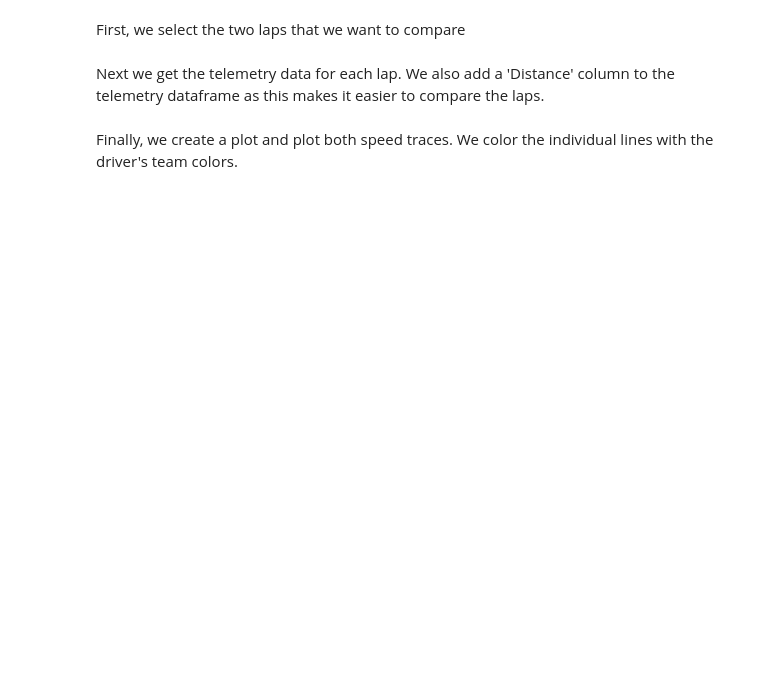
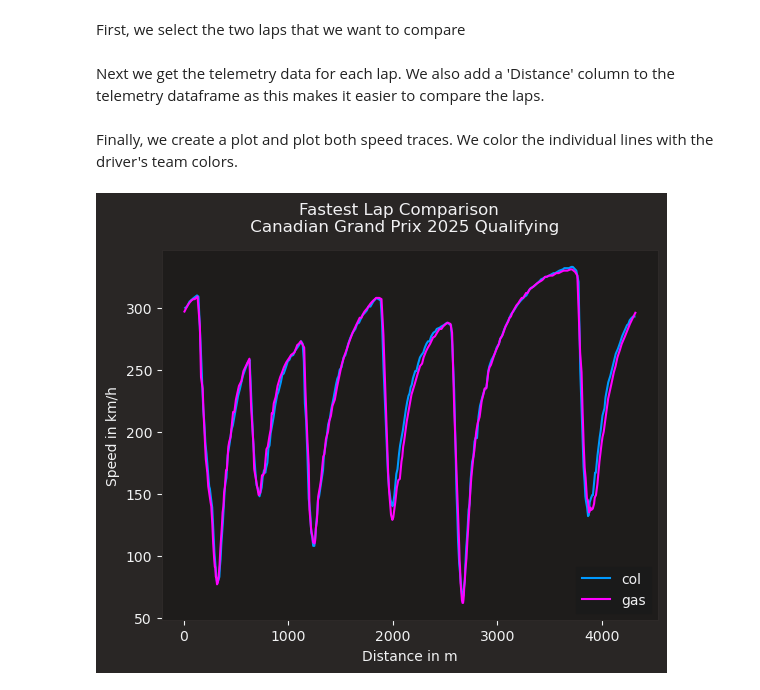
Before and after one commit to NicoPala01/MDC_F1_Tesis, a Jupyter notebook: plot_speed_traces.ipynb, the cells around one changed output. Saved outputs shown, nothing was run; the diff lists cells and outputs as text; code cells hidden in the pictures; blank space fills up the shorter version.

```diff
--- a/plot_speed_traces.ipynb
+++ b/plot_speed_traces.ipynb
@@ -14,5 +14,5 @@ fastf1.plotting.setup_mpl(mpl_timedelta_support=True, misc_mpl_mods=False,
                           color_scheme='fastf1')
 
 # load a session and its telemetry data
-session = fastf1.get_session(2021, 'Spanish Grand Prix', 'Q')
+session = fastf1.get_session(2025, 'CANADA', 'Q')
 session.load()
@@ -19,30 +37,32 @@ session.load()
 # %% [markdown]
 First, we select the two laps that we want to compare
 # %%
-ver_lap = session.laps.pick_drivers('VER').pick_fastest()
-ham_lap = session.laps.pick_drivers('HAM').pick_fastest()
+col_lap = session.laps.pick_drivers('COL').pick_fastest()
+gas_lap = session.laps.pick_drivers('GAS').pick_fastest()
 # %% [markdown]
 Next we get the telemetry data for each lap. We also add a 'Distance' column
 to the telemetry dataframe as this makes it easier to compare the laps.
 # %%
-ver_tel = ver_lap.get_car_data().add_distance()
-ham_tel = ham_lap.get_car_data().add_distance()
+col_tel = col_lap.get_car_data().add_distance()
+gas_tel = gas_lap.get_car_data().add_distance()
 # %% [markdown]
 Finally, we create a plot and plot both speed traces.
 We color the individual lines with the driver's team colors.
 # %%
-rbr_color = fastf1.plotting.get_team_color(ver_lap['Team'], session=session)
-mer_color = fastf1.plotting.get_team_color(ham_lap['Team'], session=session)
+col_color = '#0099ff'
+gas_color = '#ff00ff'
 
 fig, ax = plt.subplots()
-ax.plot(ver_tel['Distance'], ver_tel['Speed'], color=rbr_color, label='VER')
-ax.plot(ham_tel['Distance'], ham_tel['Speed'], color=mer_color, label='HAM')
+ax.plot(col_tel['Distance'], col_tel['Speed'], color=col_color, label='col')
+ax.plot(gas_tel['Distance'], gas_tel['Speed'], color=gas_color, label='gas')
 
 ax.set_xlabel('Distance in m')
 ax.set_ylabel('Speed in km/h')
 
 ax.legend()
 plt.suptitle(f"Fastest Lap Comparison \n "
              f"{session.event['EventName']} {session.event.year} Qualifying")
 
 plt.show()
+# %% [output]
+[figure, added]
```
Also changed, not shown: parts of 1 cell of this notebook, 1 other file.
